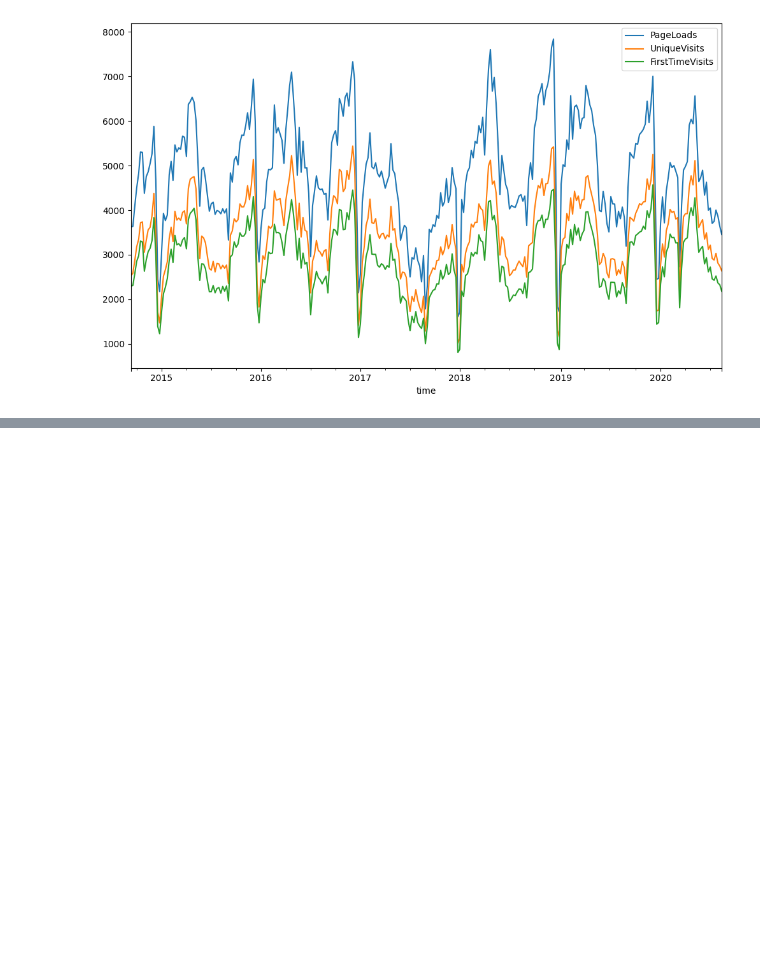
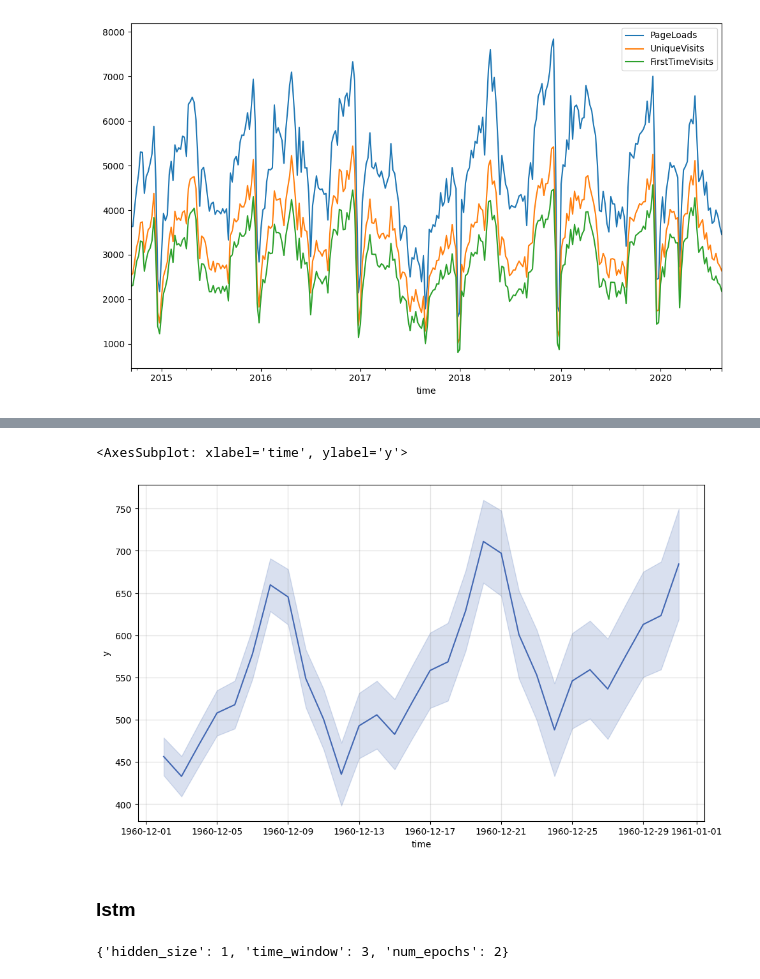
Before and after one commit to critobfer/Kats, a Jupyter notebook: tutorials/TFG.ipynb, the cells around one changed output, grey strips where cells are left out. Cells and saved outputs as stored; diff of their text form; code cells hidden in the pictures; blank space fills up the shorter version.

```diff
--- a/tutorials/TFG.ipynb
+++ b/tutorials/TFG.ipynb
@@ -93,0 +525,22 @@ plt.show()
+# %%
+warnings.simplefilter(action='ignore')
+
+
+params = HoltWintersParams(
+            trend="mul",
+            damped=False,
+            seasonal="add",
+            seasonal_periods=12,
+        )
+m = HoltWintersModel(
+    data=air_passengers_ts,
+    params=params)
+
+m.fit()
+fcst = m.predict(steps=30, alpha = 0.1)
+m.plot()
+# %% [output]
+<AxesSubplot: xlabel='time', ylabel='y'>
+[figure, added]
+# %% [markdown]
+### lstm
@@ -93,0 +610,6 @@ plt.show()
+# %%
+min = parameter_tuning_results_grid['mean'].min()
+
+parameter_tuning_results_grid[parameter_tuning_results_grid['mean']==min].parameters.values[0]
+# %% [output]
+{'hidden_size': 1, 'time_window': 3, 'num_epochs': 2}
```
Also changed, not shown: parts of 18 cells of this notebook.
